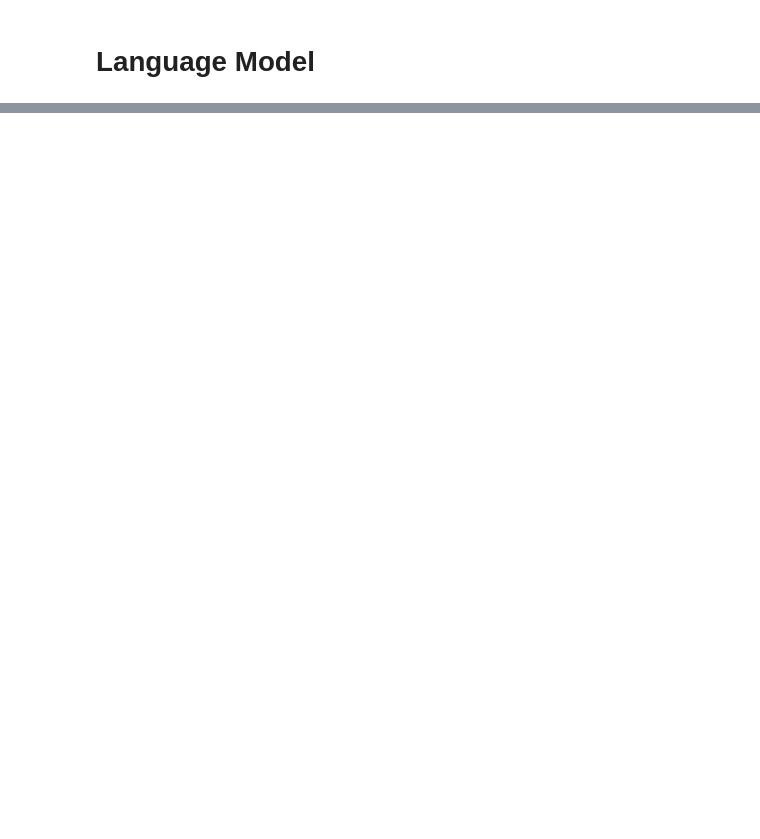
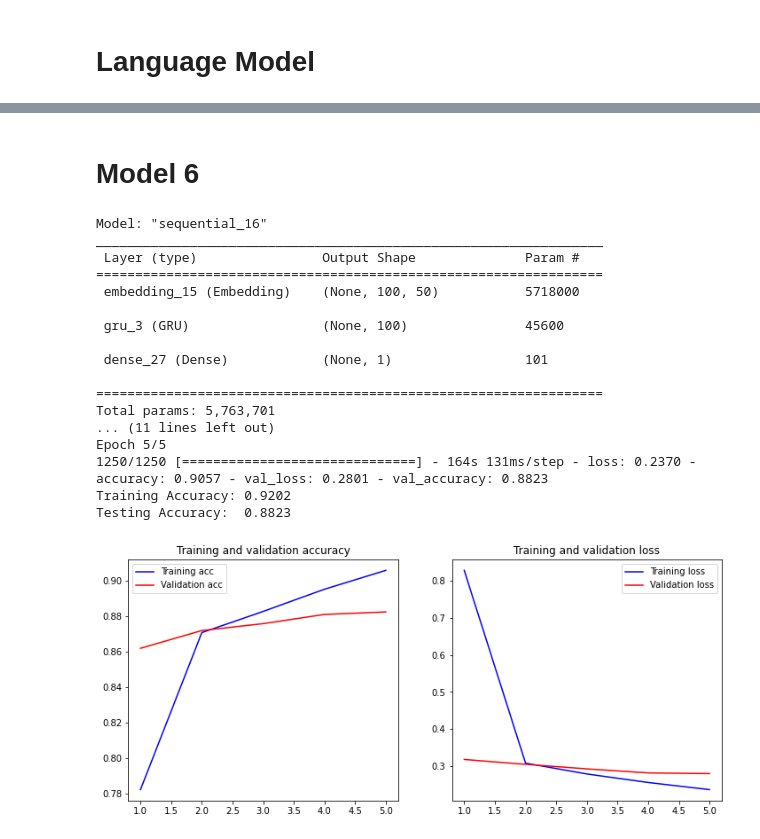
Before and after one commit to DanielHauersperger/Deep-Learning-Movie-Reviews, a Jupyter notebook: Movie_Review_Final.ipynb, the cells around one changed output, grey strips where cells are left out. Saved outputs shown, nothing was run; the diff lists cells and outputs as text; code cells hidden in the pictures; blank space fills up the shorter version.

```diff
--- a/Movie_Review_Final.ipynb
+++ b/Movie_Review_Final.ipynb
@@ -398,0 +448,49 @@ Excellent  consider this review this film as i have a my daughter pointed out wh
+# %% [markdown]
+# Model 6
+# %%
+maxlen = 100
+X_train = pad_sequences(X_train_token, padding='pre', maxlen=maxlen)
+X_test = pad_sequences(X_test_token, padding='pre', maxlen=maxlen)
+
+embedding_dim = 50
+
+model = Sequential()
+model.add(layers.Embedding(input_dim=vocab_size,
+                           output_dim=embedding_dim,
+                           input_length=maxlen))
+model.add(layers.GRU(100,activation='relu'))
+model.add(layers.Dense(1, activation='sigmoid'))
+model.compile(optimizer='RMSProp',
+              loss='binary_crossentropy',
+              metrics=['accuracy'])
+model.summary()
+
+history = model.fit(X_train, y_train,
+                    epochs=5,
+                    # verbose=True,
+                    validation_data=(X_test, y_test))#,
+                    # batch_size=50)
+loss, accuracy = model.evaluate(X_train, y_train, verbose=False)
+print("Training Accuracy: {:.4f}".format(accuracy))
+loss, accuracy = model.evaluate(X_test, y_test, verbose=False)
+print("Testing Accuracy:  {:.4f}".format(accuracy))
+plot_history(history)
+# %% [output]
+Model: "sequential_16"
+_________________________________________________________________
+ Layer (type)                Output Shape              Param #
+=================================================================
+ embedding_15 (Embedding)    (None, 100, 50)           5718000
+
+ gru_3 (GRU)                 (None, 100)               45600
+
+ dense_27 (Dense)            (None, 1)                 101
+
+=================================================================
+Total params: 5,763,701
+... (11 lines left out)
+Epoch 5/5
+1250/1250 [==============================] - 164s 131ms/step - loss: 0.2370 - accuracy: 0.9057 - val_loss: 0.2801 - val_accuracy: 0.8823
+Training Accuracy: 0.9202
+Testing Accuracy:  0.8823
+[figure, added]
```
Also changed, not shown: parts of 28 cells of this notebook.
